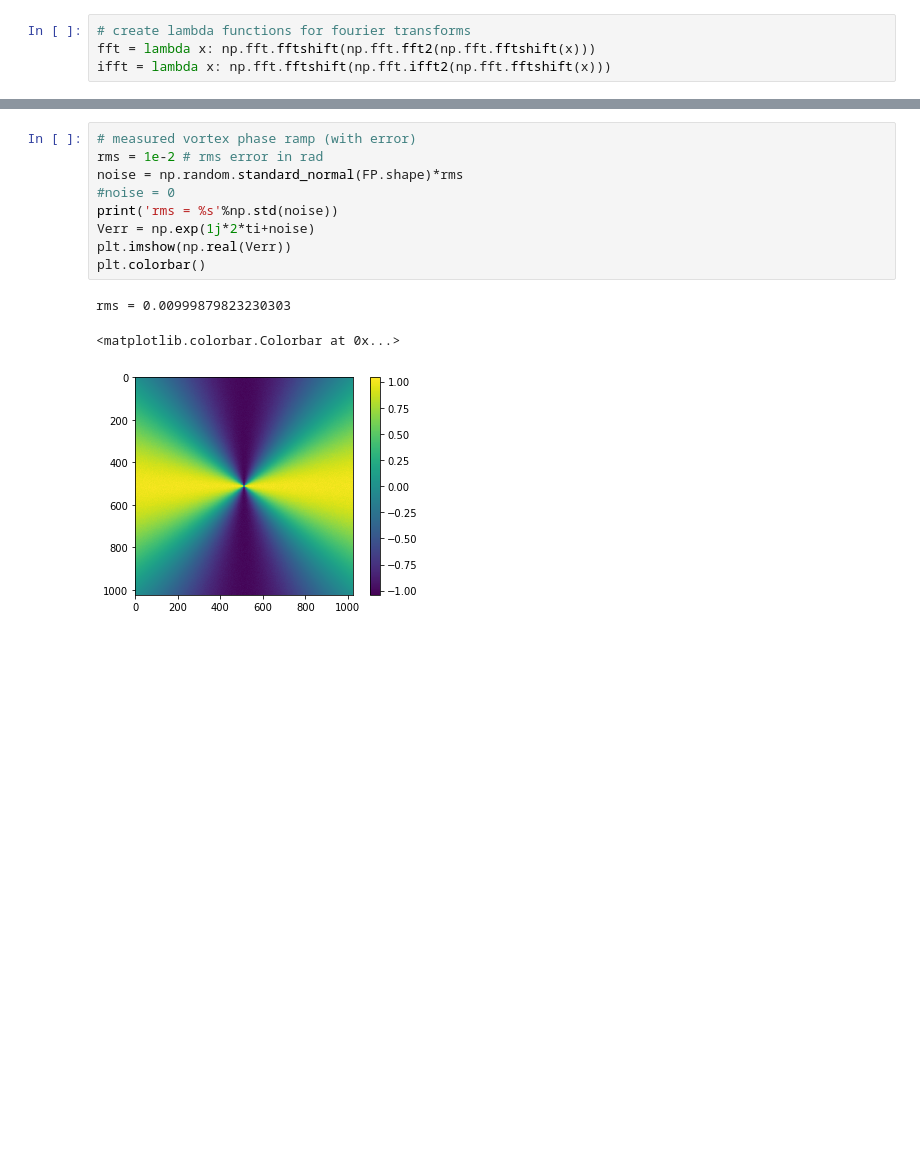
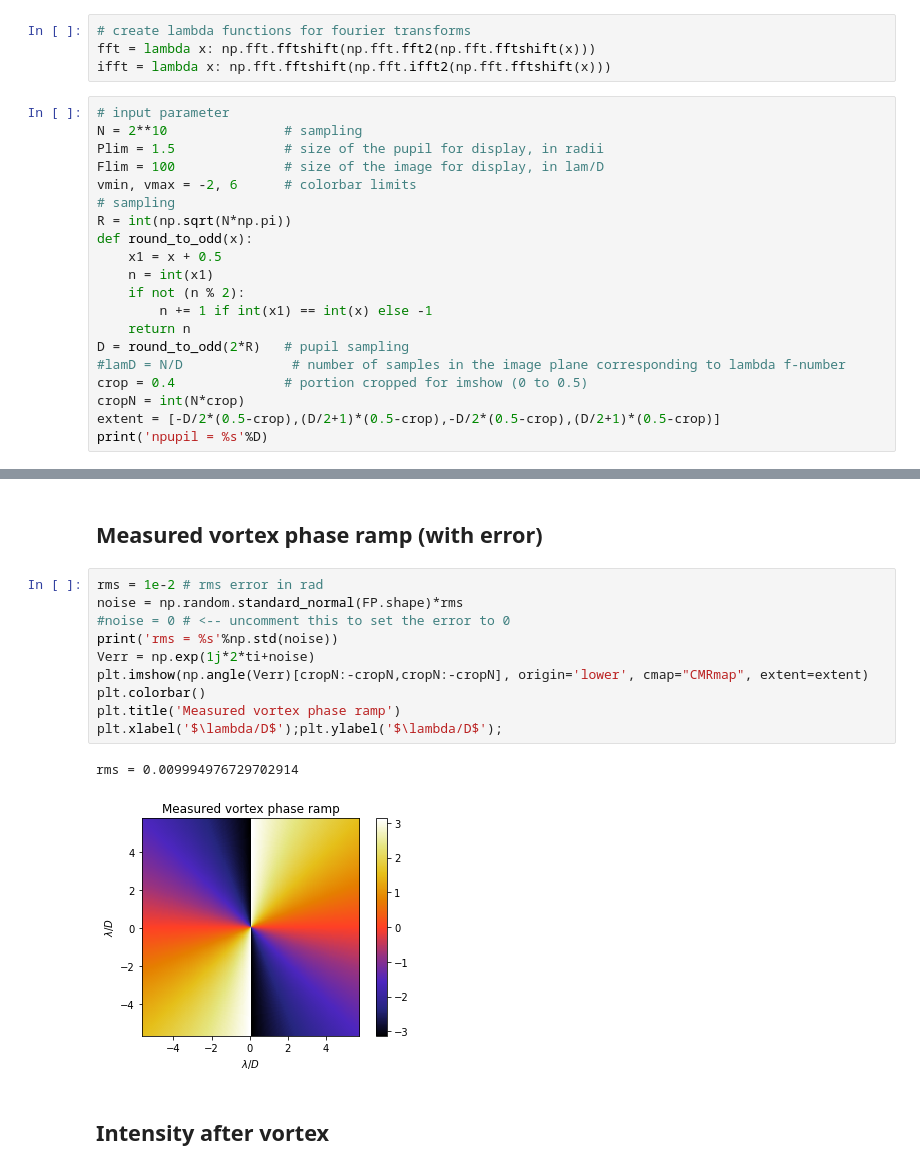
Before and after one commit to ChrisDelaX/VORTEX, a Jupyter notebook: WFpropag/vvc_fft.ipynb, the cells around one changed output, grey strips where cells are left out. Drawn from its saved outputs; the diff is of its cells as text; blank space fills up the shorter version.

```diff
--- a/WFpropag/vvc_fft.ipynb
+++ b/WFpropag/vvc_fft.ipynb
@@ -28,3 +11,23 @@ npupil = 113
 # create lambda functions for fourier transforms
 fft = lambda x: np.fft.fftshift(np.fft.fft2(np.fft.fftshift(x)))
 ifft = lambda x: np.fft.fftshift(np.fft.ifft2(np.fft.fftshift(x)))
+# %%
+# input parameter
+N = 2**10               # sampling
+Plim = 1.5              # size of the pupil for display, in radii
+Flim = 100              # size of the image for display, in lam/D
+vmin, vmax = -2, 6      # colorbar limits
+# sampling
+R = int(np.sqrt(N*np.pi))
+def round_to_odd(x):
+    x1 = x + 0.5
+    n = int(x1)
+    if not (n % 2):
+        n += 1 if int(x1) == int(x) else -1
+    return n
+D = round_to_odd(2*R)   # pupil sampling
+#lamD = N/D              # number of samples in the image plane corresponding to lambda f-number
+crop = 0.4              # portion cropped for imshow (0 to 0.5)
+cropN = int(N*crop)
+extent = [-D/2*(0.5-crop),(D/2+1)*(0.5-crop),-D/2*(0.5-crop),(D/2+1)*(0.5-crop)]
+print('npupil = %s'%D)
@@ -85,13 +102,17 @@ peak = 0.9881308635671587
+# %% [markdown]
+## Measured vortex phase ramp (with error)
 # %%
-# measured vortex phase ramp (with error)
 rms = 1e-2 # rms error in rad
 noise = np.random.standard_normal(FP.shape)*rms
-#noise = 0
+#noise = 0 # <-- uncomment this to set the error to 0
 print('rms = %s'%np.std(noise))
 Verr = np.exp(1j*2*ti+noise)
-plt.imshow(np.real(Verr))
+plt.imshow(np.angle(Verr)[cropN:-cropN,cropN:-cropN], origin='lower', cmap="CMRmap", extent=extent)
 plt.colorbar()
+plt.title('Measured vortex phase ramp')
+plt.xlabel('$\lambda/D$');plt.ylabel('$\lambda/D$');
 # %% [output]
-rms = 0.00999879823230303
+rms = 0.009994976729702914
-<matplotlib.colorbar.Colorbar at 0x...>
-[figure, old version]
+[figure, new version]
+# %% [markdown]
+## Intensity after vortex
```
Also changed, not shown: parts of 25 cells of this notebook.
